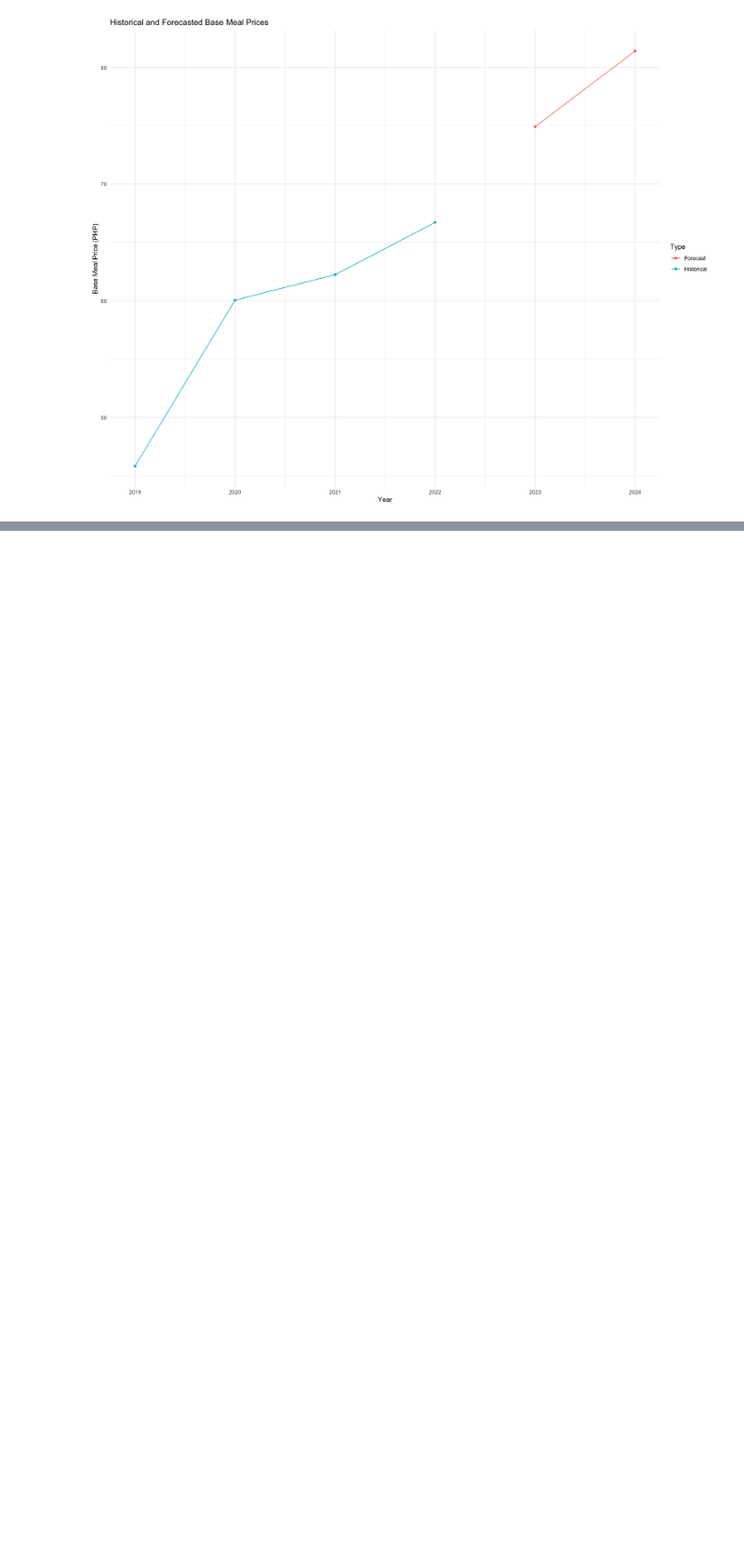
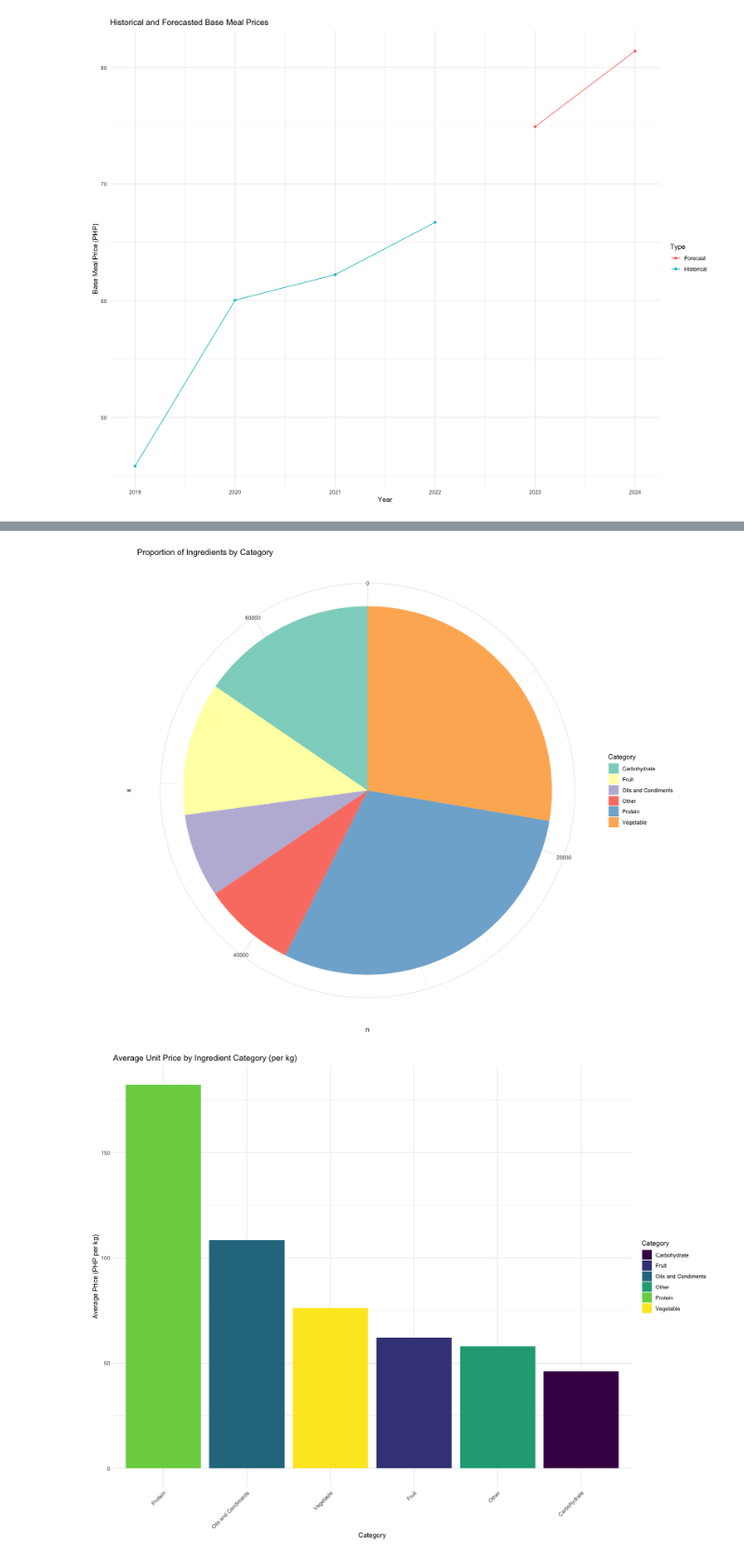
Before and after one commit to imperionite/insighted, a Jupyter notebook: DRAFT.ipynb, the cells around one changed output, grey strips where cells are left out. Shown at 93% size. Drawn from its saved outputs; the diff is of its cells as text; code cells hidden in the pictures; blank space fills up the shorter version.

```diff
--- a/DRAFT.ipynb
+++ b/DRAFT.ipynb
@@ -525,0 +540,45 @@ ggplot(all_data, aes(x = Year, y = Base_Meal_Price, color = Type)) +
+# %%
+# Unit price calculation (per kg)
+food_prices <- food_prices %>%
+  mutate(UnitPrice_kg = ifelse(Unit == "750 ML" & Commodity == "Oil (cooking)", Price / (0.75 * 0.92),
+                               ifelse(Unit == "KG", Price, NA))) %>%
+  filter(!is.na(UnitPrice_kg))
+
+# 1. Pie chart: Proportion of ingredient categories
+category_counts <- food_prices %>%
+  count(Category)
+
+ggplot(category_counts, aes(x = "", y = n, fill = Category)) +
+  geom_bar(stat = "identity", width = 1) +
+  coord_polar(theta = "y") +
+  scale_fill_brewer(palette = "Set3") +
+  theme_minimal() +
+  labs(title = "Proportion of Ingredients by Category",
+       fill = "Category")
+
+# 2. Bar chart: Average unit price per category
+avg_price <- food_prices %>%
+  group_by(Category) %>%
+  summarise(AveragePrice = mean(UnitPrice_kg, na.rm = TRUE))
+
+ggplot(avg_price, aes(x = reorder(Category, -AveragePrice), y = AveragePrice, fill = Category)) +
+  geom_col() +
+  scale_fill_viridis_d() +
+  theme_minimal() +
+  labs(title = "Average Unit Price by Ingredient Category (per kg)",
+       x = "Category", y = "Average Price (PHP per kg)",
+       fill = "Category") +
+  theme(axis.text.x = element_text(angle = 45, hjust = 1))
+
+# 3. Boxplot: Price distribution by category
+ggplot(food_prices, aes(x = Category, y = UnitPrice_kg, fill = Category)) +
+  geom_boxplot() +
+  scale_fill_viridis_d() +
+  theme_minimal() +
+  labs(title = "Price Distribution by Ingredient Category",
+       x = "Category", y = "Price (PHP per kg)",
+       fill = "Category") +
+  theme(axis.text.x = element_text(angle = 45, hjust = 1))
+# %% [output]
+[figure, added]
+[figure, added]
```
Also changed, not shown: parts of 6 cells of this notebook, 8 other files.
